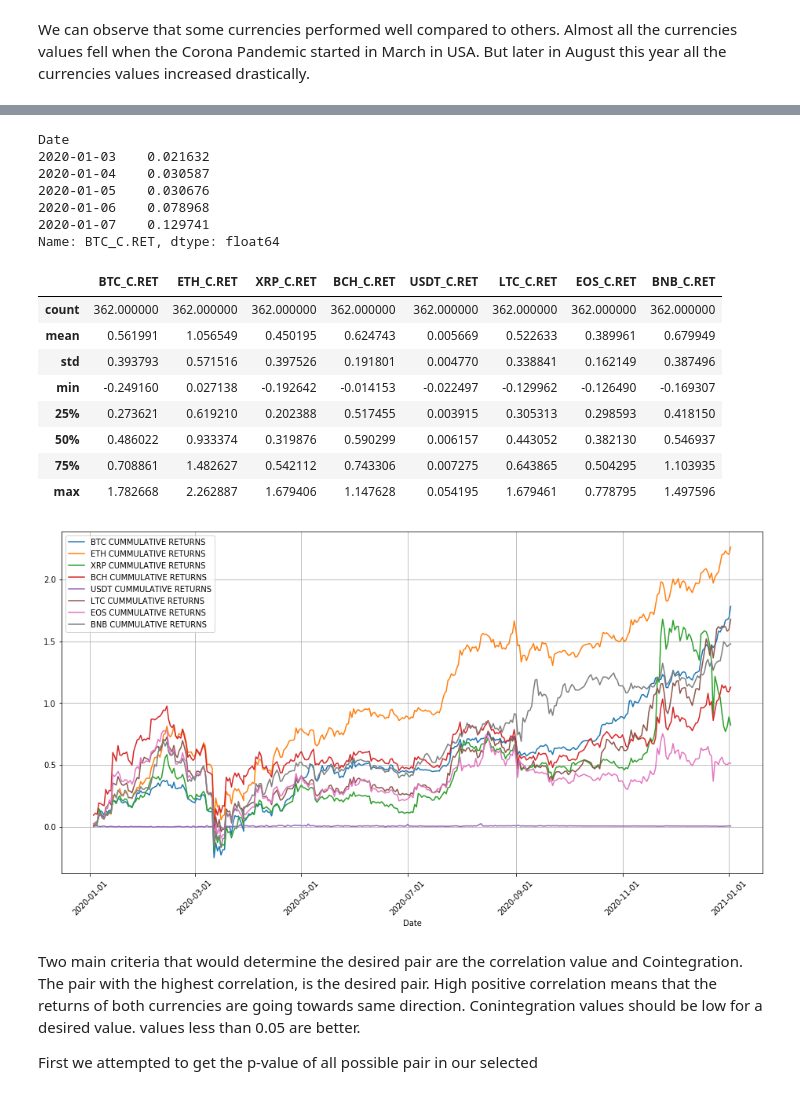
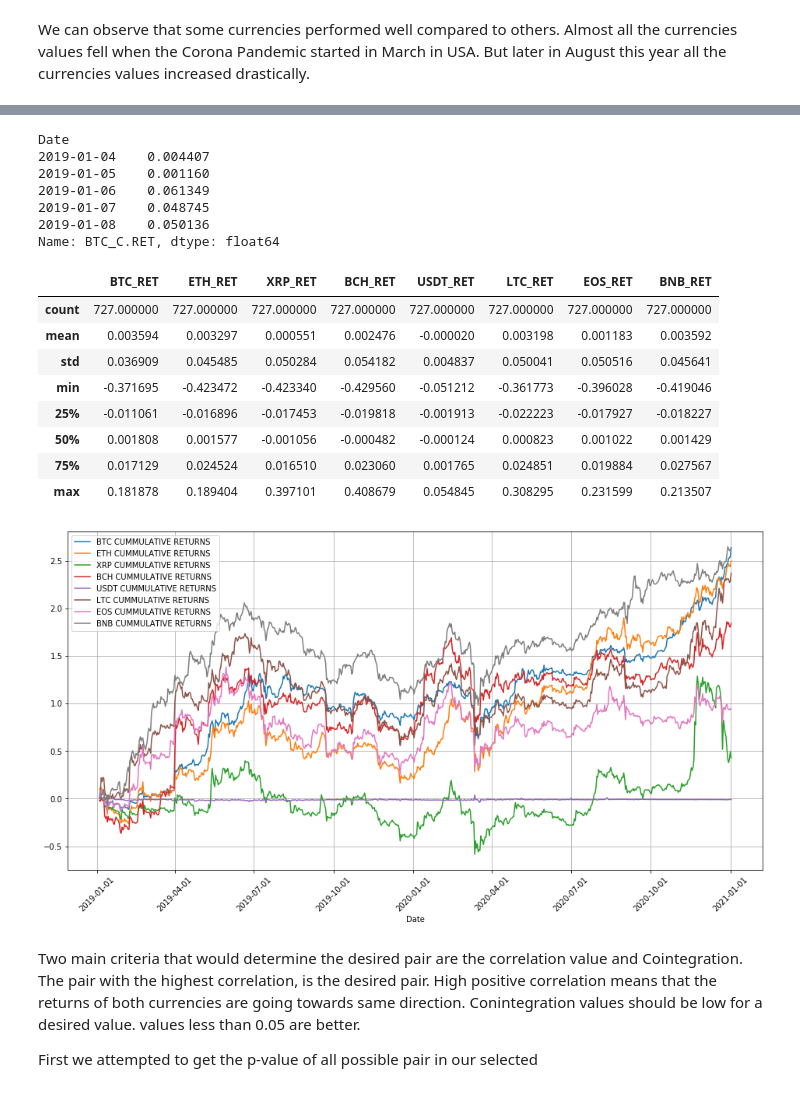
Before and after one commit to munindra44/Capstone-project-UC, a Jupyter notebook: CryptoCurrency Forecast.ipynb, the cells around one changed output, grey strips where cells are left out. Cells and saved outputs as stored; diff of their text form; code cells hidden in the pictures.

```diff
--- a/CryptoCurrency Forecast.ipynb
+++ b/CryptoCurrency Forecast.ipynb
@@ -49,14 +49,14 @@ Tezos (XTZ) $1.5bn
 
 curr = ['BTC-USD','ETH-USD','XRP-USD','BCH-USD','USDT-USD','BSV-USD', 'LTC-USD','EOS-USD','BNB-USD','XTZ-USD']
 
-BTC = pdr.get_data_yahoo(symbols='BTC-USD', start=datetime(2020, 1, 1), end=datetime(2021, 1, 1))
-ETH = pdr.get_data_yahoo(symbols='ETH-USD', start=datetime(2020, 1, 1), end=datetime(2021, 1, 1))
-XRP = pdr.get_data_yahoo(symbols='XRP-USD', start=datetime(2020, 1, 1), end=datetime(2021, 1, 1))
-BCH = pdr.get_data_yahoo(symbols='BCH-USD', start=datetime(2020, 1, 1), end=datetime(2021, 1, 1))
-USDT = pdr.get_data_yahoo(symbols='USDT-USD', start=datetime(2020, 1, 1), end=datetime(2021, 1, 1))
-LTC = pdr.get_data_yahoo(symbols='LTC-USD', start=datetime(2020, 1, 1), end=datetime(2021, 1, 1))
-EOS = pdr.get_data_yahoo(symbols='EOS-USD', start=datetime(2020, 1, 1), end=datetime(2021, 1, 1))
-BNB = pdr.get_data_yahoo(symbols='BNB-USD', start=datetime(2020, 1, 1), end=datetime(2021, 1, 1))
+BTC = pdr.get_data_yahoo(symbols='BTC-USD', start=datetime(2019, 1, 1), end=datetime(2021, 1, 1))
+ETH = pdr.get_data_yahoo(symbols='ETH-USD', start=datetime(2019, 1, 1), end=datetime(2021, 1, 1))
+XRP = pdr.get_data_yahoo(symbols='XRP-USD', start=datetime(2019, 1, 1), end=datetime(2021, 1, 1))
+BCH = pdr.get_data_yahoo(symbols='BCH-USD', start=datetime(2019, 1, 1), end=datetime(2021, 1, 1))
+USDT = pdr.get_data_yahoo(symbols='USDT-USD', start=datetime(2019, 1, 1), end=datetime(2021, 1, 1))
+LTC = pdr.get_data_yahoo(symbols='LTC-USD', start=datetime(2019, 1, 1), end=datetime(2021, 1, 1))
+EOS = pdr.get_data_yahoo(symbols='EOS-USD', start=datetime(2019, 1, 1), end=datetime(2021, 1, 1))
+BNB = pdr.get_data_yahoo(symbols='BNB-USD', start=datetime(2019, 1, 1), end=datetime(2021, 1, 1))
 
 data= pd.concat([BTC['Adj Close'],ETH['Adj Close']], ignore_index=True,axis=1)
 data= pd.concat([data,XRP['Adj Close']], ignore_index=True,axis=1)
@@ -123,57 +123,57 @@ Date
 Name: BTC_RET, dtype: float64
 # %%
-# Normalizing and setting up cumulative returns in a  datafrme
+# Normalizing to get the cumulative returns in a  datafrme
 def normalize_and_accumulate_series(data):
     #take tail to drop head NA
     return data.pct_change(1).cumsum().dropna()
-dt =normalize_and_accumulate_series(data)
+dtc =normalize_and_accumulate_series(data)
 
 
 #remove first row with NAs
-dt = dt.tail(len(dt)-1)
-dt.columns = [ 'BTC_C.RET','ETH_C.RET','XRP_C.RET','BCH_C.RET','USDT_C.RET','LTC_C.RET','EOS_C.RET','BNB_C.RET']
-dt['BTC_C.RET'].head()
+dtc = dtc.tail(len(dt)-1)
+dtc.columns = [ 'BTC_C.RET','ETH_C.RET','XRP_C.RET','BCH_C.RET','USDT_C.RET','LTC_C.RET','EOS_C.RET','BNB_C.RET']
+dtc['BTC_C.RET'].head()
 # %% [output]
 Date
-2020-01-03    0.021632
-2020-01-04    0.030587
-2020-01-05    0.030676
-2020-01-06    0.078968
-2020-01-07    0.129741
+2019-01-04    0.004407
+2019-01-05    0.001160
+2019-01-06    0.061349
+2019-01-07    0.048745
+2019-01-08    0.050136
 Name: BTC_C.RET, dtype: float64
 # %%
 dt.describe()
 # %% [output]
-|  | BTC_C.RET | ETH_C.RET | XRP_C.RET | BCH_C.RET | USDT_C.RET | LTC_C.RET | EOS_C.RET | BNB_C.RET |
-| count | 362.000000 | 362.000000 | 362.000000 | 362.000000 | 362.000000 | 362.000000 | 362.000000 | 362.000000 |
-| mean | 0.561991 | 1.056549 | 0.450195 | 0.624743 | 0.005669 | 0.522633 | 0.389961 | 0.679949 |
-| std | 0.393793 | 0.571516 | 0.397526 | 0.191801 | 0.004770 | 0.338841 | 0.162149 | 0.387496 |
-| min | -0.249160 | 0.027138 | -0.192642 | -0.014153 | -0.022497 | -0.129962 | -0.126490 | -0.169307 |
-| 25% | 0.273621 | 0.619210 | 0.202388 | 0.517455 | 0.003915 | 0.305313 | 0.298593 | 0.418150 |
-| 50% | 0.486022 | 0.933374 | 0.319876 | 0.590299 | 0.006157 | 0.443052 | 0.382130 | 0.546937 |
-| 75% | 0.708861 | 1.482627 | 0.542112 | 0.743306 | 0.007275 | 0.643865 | 0.504295 | 1.103935 |
-| max | 1.782668 | 2.262887 | 1.679406 | 1.147628 | 0.054195 | 1.679461 | 0.778795 | 1.497596 |
+|  | BTC_RET | ETH_RET | XRP_RET | BCH_RET | USDT_RET | LTC_RET | EOS_RET | BNB_RET |
+| count | 727.000000 | 727.000000 | 727.000000 | 727.000000 | 727.000000 | 727.000000 | 727.000000 | 727.000000 |
+| mean | 0.003594 | 0.003297 | 0.000551 | 0.002476 | -0.000020 | 0.003198 | 0.001183 | 0.003592 |
+| std | 0.036909 | 0.045485 | 0.050284 | 0.054182 | 0.004837 | 0.050041 | 0.050516 | 0.045641 |
+| min | -0.371695 | -0.423472 | -0.423340 | -0.429560 | -0.051212 | -0.361773 | -0.396028 | -0.419046 |
+| 25% | -0.011061 | -0.016896 | -0.017453 | -0.019818 | -0.001913 | -0.022223 | -0.017927 | -0.018227 |
+| 50% | 0.001808 | 0.001577 | -0.001056 | -0.000482 | -0.000124 | 0.000823 | 0.001022 | 0.001429 |
+| 75% | 0.017129 | 0.024524 | 0.016510 | 0.023060 | 0.001765 | 0.024851 | 0.019884 | 0.027567 |
+| max | 0.181878 | 0.189404 | 0.397101 | 0.408679 | 0.054845 | 0.308295 | 0.231599 | 0.213507 |
 # %%
 # The Cummulative returns Plot to get the data based on rate of change
 
 plt.figure(figsize=(16,8))
 plt.xticks(rotation=45)
 ax = plt.axes()
-plt.plot(dt['BTC_C.RET'],label='BTC CUMMULATIVE RETURNS')
-plt.plot(dt['ETH_C.RET'],label='ETH CUMMULATIVE RETURNS')
-plt.plot(dt['XRP_C.RET'],label='XRP CUMMULATIVE RETURNS')
-plt.plot(dt['BCH_C.RET'],label='BCH CUMMULATIVE RETURNS')
-plt.plot(dt['USDT_C.RET'],label='USDT CUMMULATIVE RETURNS')
-plt.plot(dt['LTC_C.RET'],label='LTC CUMMULATIVE RETURNS')
-plt.plot(dt['EOS_C.RET'],label='EOS CUMMULATIVE RETURNS')
-plt.plot(dt['BNB_C.RET'],label='BNB CUMMULATIVE RETURNS')
+plt.plot(dtc['BTC_C.RET'],label='BTC CUMMULATIVE RETURNS')
+plt.plot(dtc['ETH_C.RET'],label='ETH CUMMULATIVE RETURNS')
+plt.plot(dtc['XRP_C.RET'],label='XRP CUMMULATIVE RETURNS')
+plt.plot(dtc['BCH_C.RET'],label='BCH CUMMULATIVE RETURNS')
+plt.plot(dtc['USDT_C.RET'],label='USDT CUMMULATIVE RETURNS')
+plt.plot(dtc['LTC_C.RET'],label='LTC CUMMULATIVE RETURNS')
+plt.plot(dtc['EOS_C.RET'],label='EOS CUMMULATIVE RETURNS')
+plt.plot(dtc['BNB_C.RET'],label='BNB CUMMULATIVE RETURNS')
 plt.xlabel("Date")
 plt.gca().xaxis.set_major_formatter(mdates.DateFormatter('%Y-%m-%d'))
 ax.grid(True)
 plt.legend(loc='best')
 plt.show()
 # %% [output]
-[figure, old version]
+[figure, new version]
 # %% [markdown]
 Two main criteria that would determine the desired pair are the correlation value and Cointegration. The pair with the highest correlation, is the desired pair. High positive correlation means that the returns of both currencies are going towards same direction. Conintegration values should be low for a desired value. values less than 0.05 are better.
 
```
Also changed, not shown: parts of 28 cells of this notebook, 8 other files.
